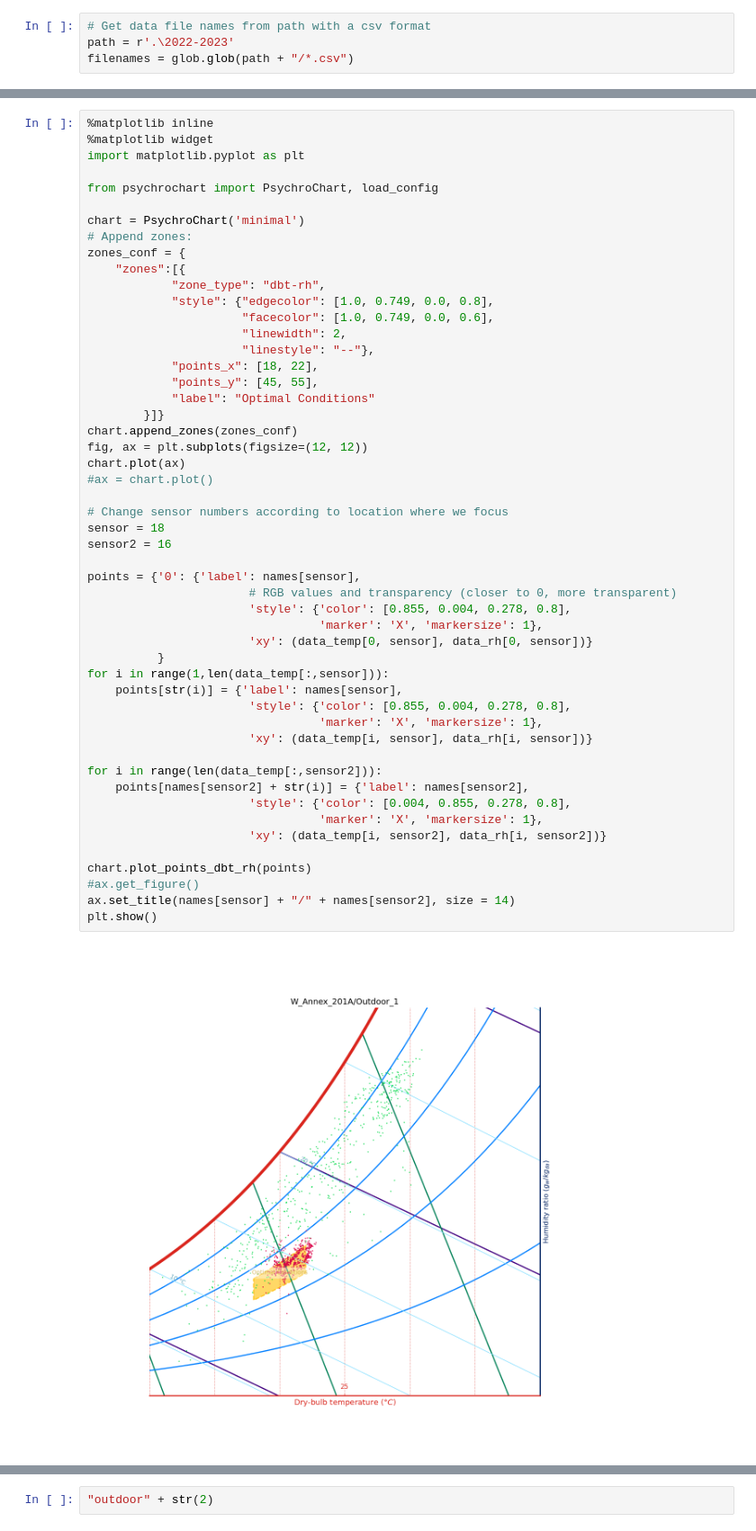
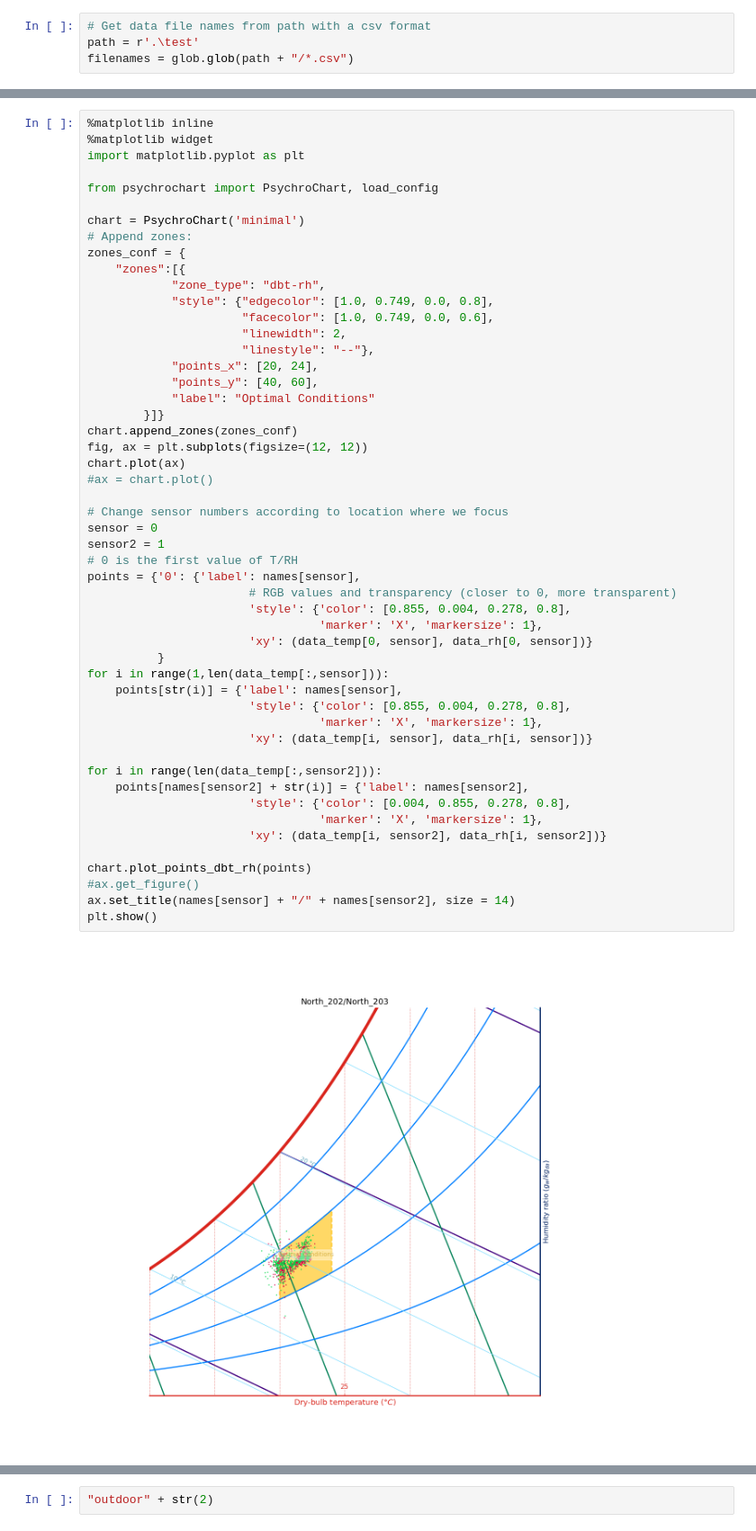
Before and after one commit to MPlusConservation/EMS_Data, a Jupyter notebook: EMS_data.ipynb, the cells around one changed output, grey strips where cells are left out. Shown at 90% size. Saved outputs shown, nothing was run; the diff lists cells and outputs as text.

```diff
--- a/EMS_data.ipynb
+++ b/EMS_data.ipynb
@@ -20,6 +22,6 @@ from psychrochart import PsychroChart
 # %%
 # Get data file names from path with a csv format
-path = r'.\2022-2023'
+path = r'.\test'
 filenames = glob.glob(path + "/*.csv")
 # %%
 # Print names of all files in the path with csv format
@@ -466,40 +474,40 @@ zones_conf = {
                       "facecolor": [1.0, 0.749, 0.0, 0.6],
                       "linewidth": 2,
                       "linestyle": "--"},
-            "points_x": [18, 22],
-            "points_y": [45, 55],
+            "points_x": [20, 24],
+            "points_y": [40, 60],
             "label": "Optimal Conditions"
         }]}
 chart.append_zones(zones_conf)
 fig, ax = plt.subplots(figsize=(12, 12))
 chart.plot(ax)
 #ax = chart.plot()
 
 # Change sensor numbers according to location where we focus
-sensor = 18
-sensor2 = 16
-
+sensor = 0
+sensor2 = 1
+# 0 is the first value of T/RH
 points = {'0': {'label': names[sensor],
                        # RGB values and transparency (closer to 0, more transparent)
                        'style': {'color': [0.855, 0.004, 0.278, 0.8],
                                  'marker': 'X', 'markersize': 1},
                        'xy': (data_temp[0, sensor], data_rh[0, sensor])}
           }
 for i in range(1,len(data_temp[:,sensor])):
     points[str(i)] = {'label': names[sensor],
                        'style': {'color': [0.855, 0.004, 0.278, 0.8],
                                  'marker': 'X', 'markersize': 1},
                        'xy': (data_temp[i, sensor], data_rh[i, sensor])}
 
 for i in range(len(data_temp[:,sensor2])):
     points[names[sensor2] + str(i)] = {'label': names[sensor2],
                        'style': {'color': [0.004, 0.855, 0.278, 0.8],
                                  'marker': 'X', 'markersize': 1},
                        'xy': (data_temp[i, sensor2], data_rh[i, sensor2])}
 
 chart.plot_points_dbt_rh(points)
 #ax.get_figure()
 ax.set_title(names[sensor] + "/" + names[sensor2], size = 14)
 plt.show()
 # %% [output]
-[figure, old version]
+[figure, new version]
```
Also changed, not shown: parts of 15 cells of this notebook, 1 other file.
